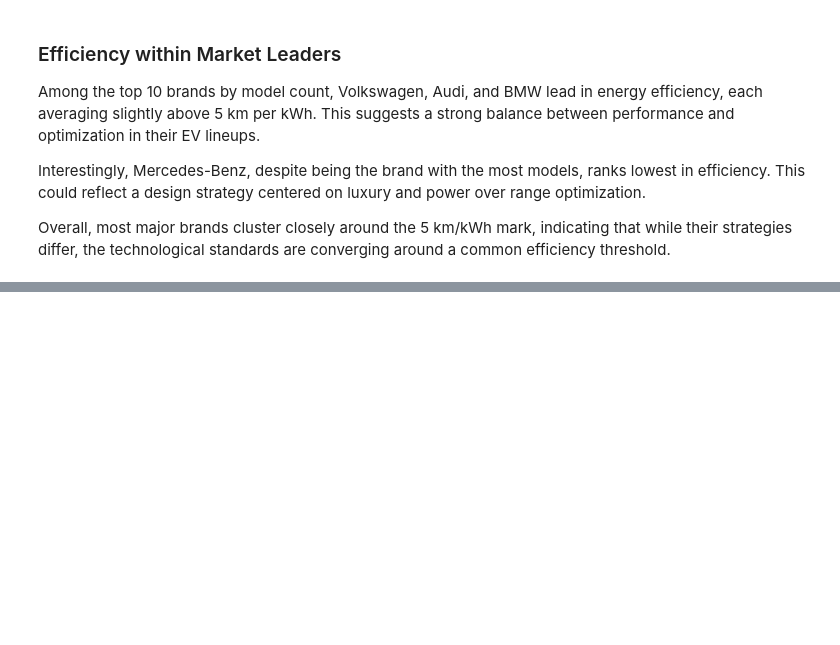
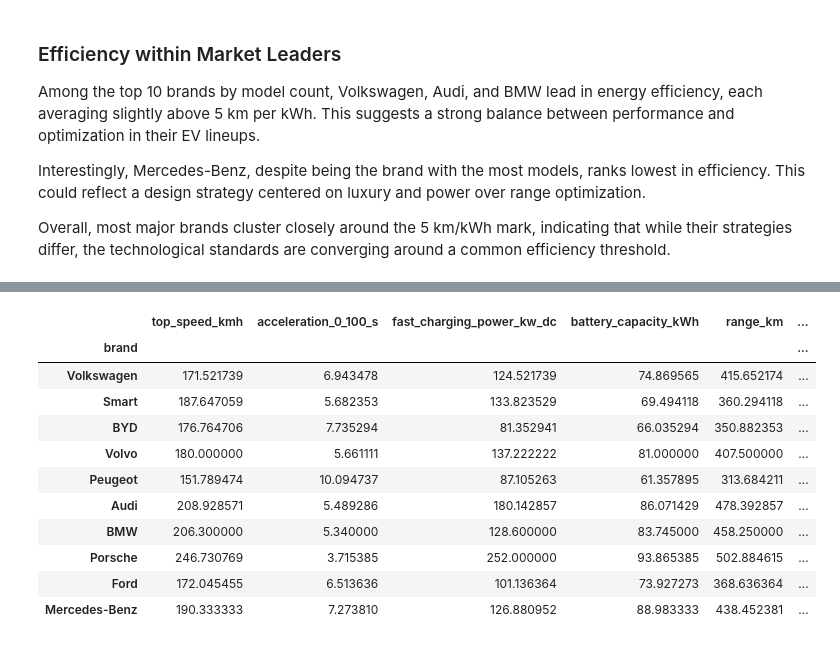
Before and after one commit to KevinPDesign/electric-vehicle-analysis, a Jupyter notebook: notebooks/01_eda_electric_vehicles.ipynb, the cells around one changed output, grey strips where cells are left out. Saved outputs shown, nothing was run; the diff lists cells and outputs as text; code cells hidden in the pictures; blank space fills up the shorter version.

```diff
--- a/notebooks/01_eda_electric_vehicles.ipynb
+++ b/notebooks/01_eda_electric_vehicles.ipynb
@@ -409,0 +415,16 @@ Overall, the findings highlight that **battery size alone does not determine veh
+# %%
+metrics_by_brand = df_top10.groupby('brand')[cols_to_numeric].mean().sort_values(by='efficiency_wh_per_km', ascending=True)
+metrics_by_brand
+# %% [output]
+|  | top_speed_kmh | acceleration_0_100_s | fast_charging_power_kw_dc | battery_capacity_kWh | range_km | ... |
+| brand |  |  |  |  |  | ... |
+| Volkswagen | 171.521739 | 6.943478 | 124.521739 | 74.869565 | 415.652174 | ... |
+| Smart | 187.647059 | 5.682353 | 133.823529 | 69.494118 | 360.294118 | ... |
+| BYD | 176.764706 | 7.735294 | 81.352941 | 66.035294 | 350.882353 | ... |
+| Volvo | 180.000000 | 5.661111 | 137.222222 | 81.000000 | 407.500000 | ... |
+| Peugeot | 151.789474 | 10.094737 | 87.105263 | 61.357895 | 313.684211 | ... |
+| Audi | 208.928571 | 5.489286 | 180.142857 | 86.071429 | 478.392857 | ... |
+| BMW | 206.300000 | 5.340000 | 128.600000 | 83.745000 | 458.250000 | ... |
+| Porsche | 246.730769 | 3.715385 | 252.000000 | 93.865385 | 502.884615 | ... |
+| Ford | 172.045455 | 6.513636 | 101.136364 | 73.927273 | 368.636364 | ... |
+| Mercedes-Benz | 190.333333 | 7.273810 | 126.880952 | 88.983333 | 438.452381 | ... |
```
Also changed, not shown: parts of 14 cells of this notebook, 6 other files.
